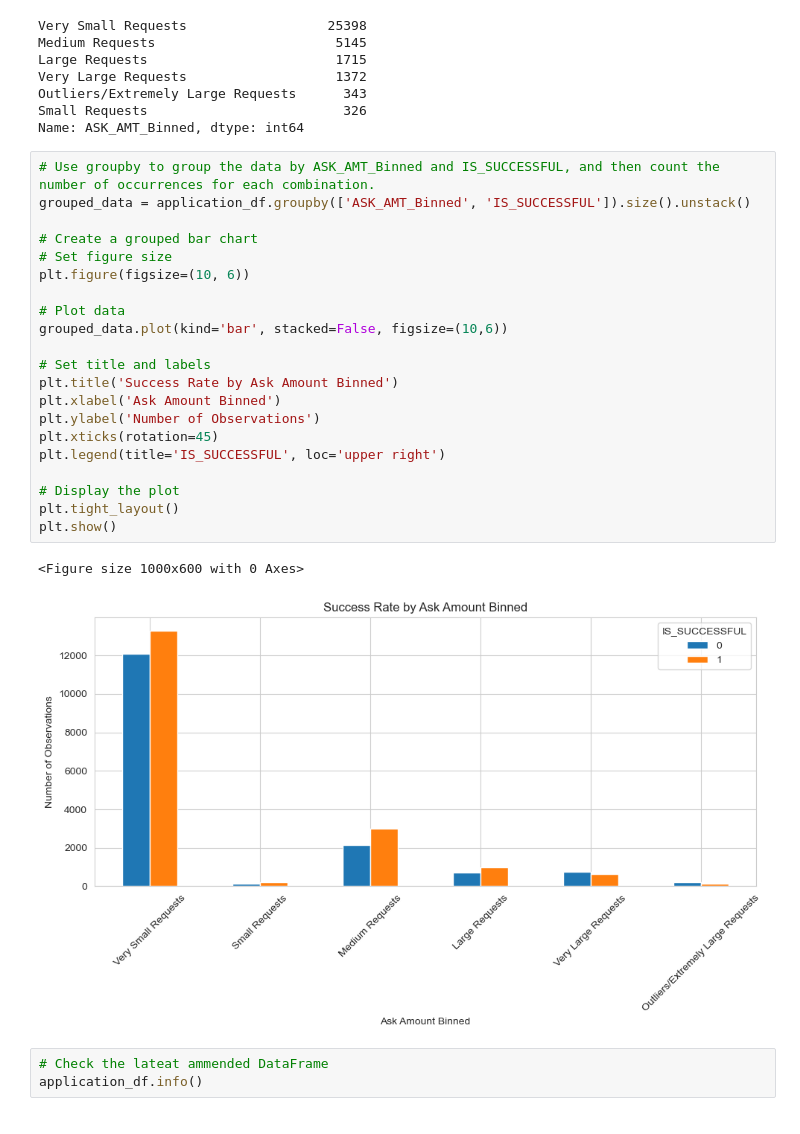
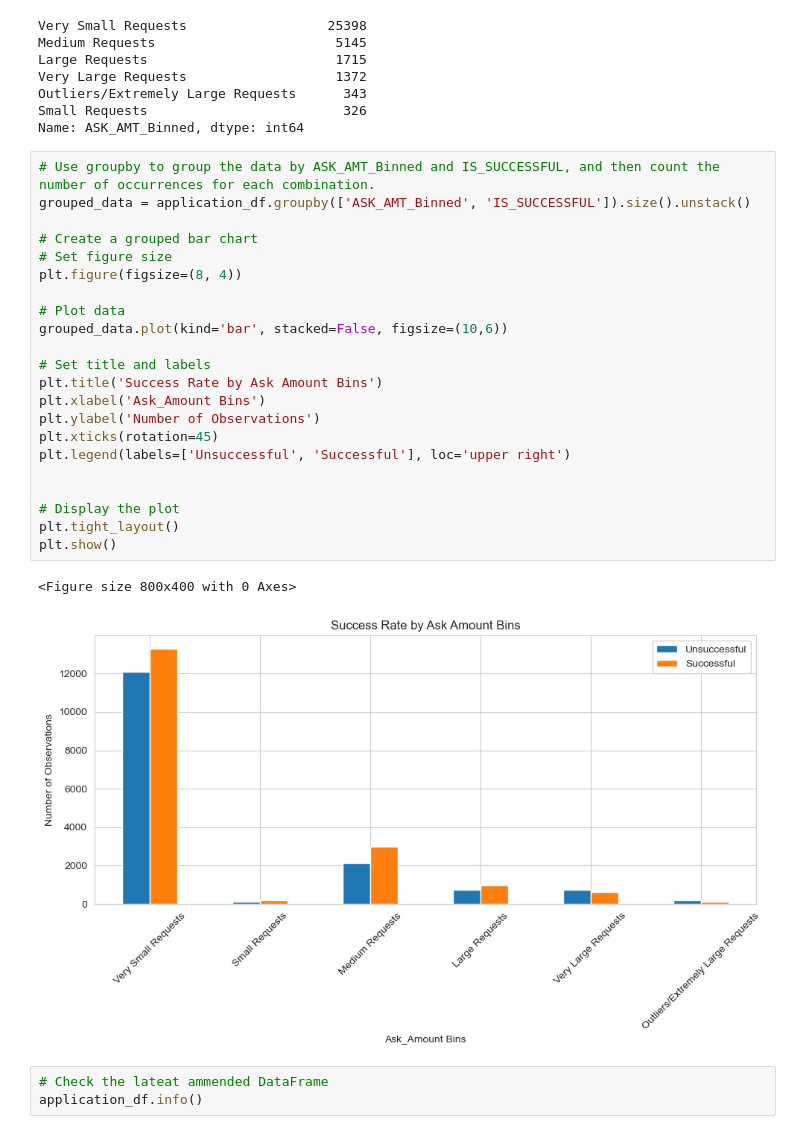
Before and after one commit to amcl11/binary_classification_neural_network, a Jupyter notebook: AlphabetSoupCharity_Optimisation.ipynb, the cells around one changed output. Saved outputs shown, nothing was run; the diff lists cells and outputs as text.

```diff
--- a/AlphabetSoupCharity_Optimisation.ipynb
+++ b/AlphabetSoupCharity_Optimisation.ipynb
@@ -292,27 +292,28 @@ Name: ASK_AMT_Binned, dtype: int64
 # %%
 # Use groupby to group the data by ASK_AMT_Binned and IS_SUCCESSFUL, and then count the number of occurrences for each combination.
 grouped_data = application_df.groupby(['ASK_AMT_Binned', 'IS_SUCCESSFUL']).size().unstack()
 
 # Create a grouped bar chart
 # Set figure size
-plt.figure(figsize=(10, 6))
+plt.figure(figsize=(8, 4))
 
 # Plot data
 grouped_data.plot(kind='bar', stacked=False, figsize=(10,6))
 
 # Set title and labels
-plt.title('Success Rate by Ask Amount Binned')
-plt.xlabel('Ask Amount Binned')
+plt.title('Success Rate by Ask Amount Bins')
+plt.xlabel('Ask_Amount Bins')
 plt.ylabel('Number of Observations')
 plt.xticks(rotation=45)
-plt.legend(title='IS_SUCCESSFUL', loc='upper right')
+plt.legend(labels=['Unsuccessful', 'Successful'], loc='upper right')
+
 
 # Display the plot
 plt.tight_layout()
 plt.show()
 # %% [output]
-<Figure size 1000x600 with 0 Axes>
+<Figure size 800x400 with 0 Axes>
-[figure, old version]
+[figure, new version]
 # %%
 # Check the lateat ammended DataFrame
 application_df.info()
```
Also changed, not shown: parts of 2 cells of this notebook, 4 other files.
